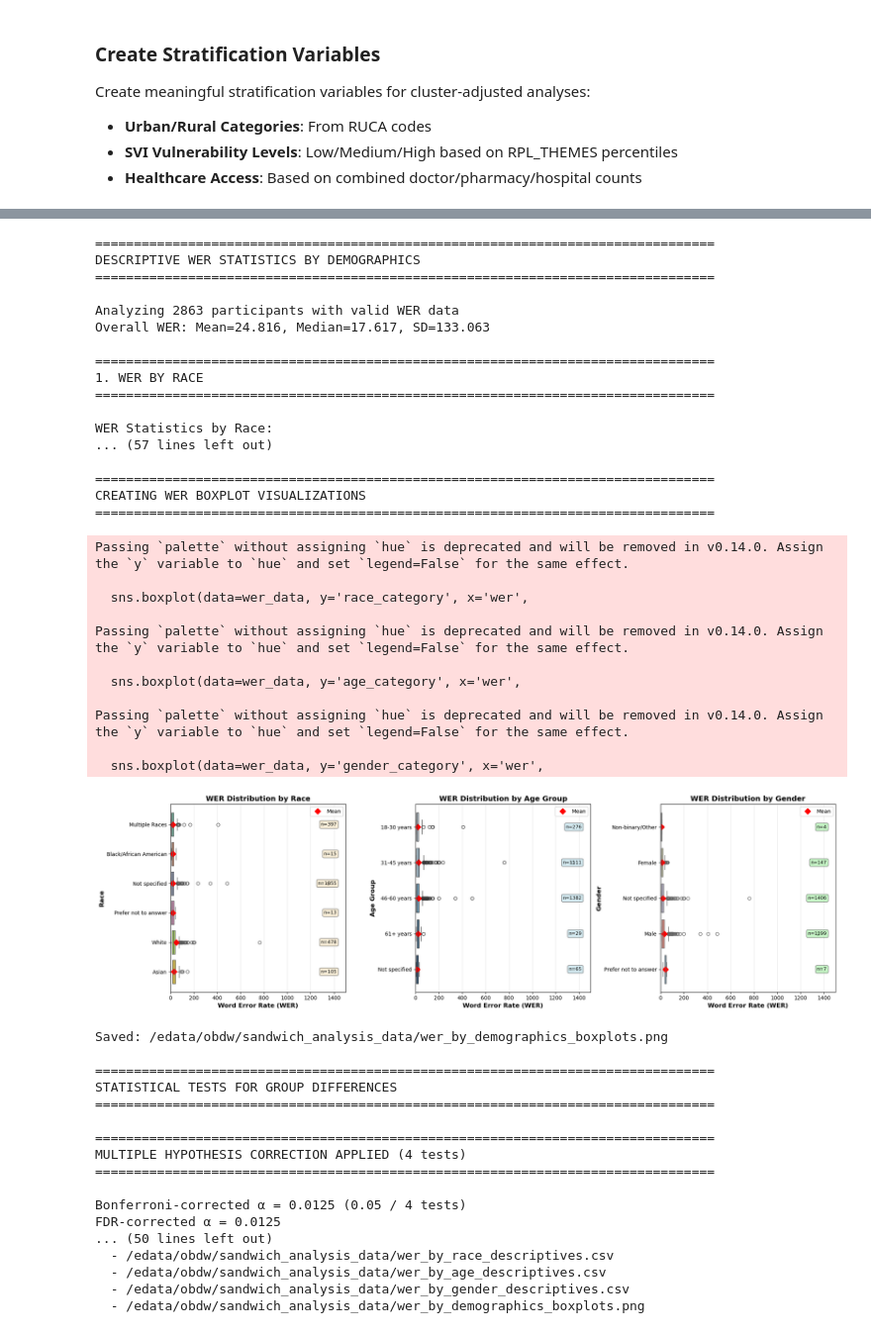
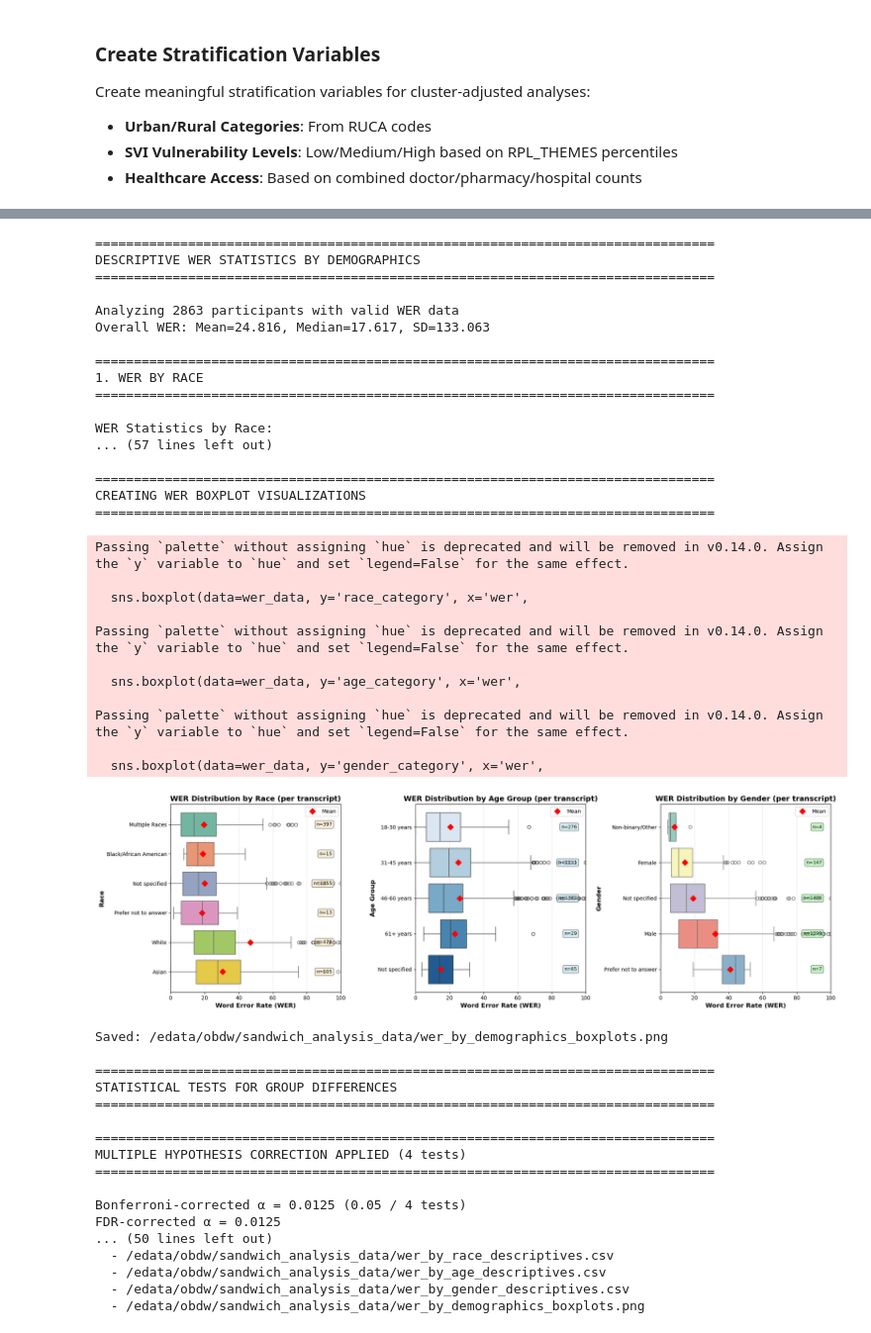
Before and after one commit to emd5-afk/BIME_U01, a Jupyter notebook: primary_data_collection_script.ipynb, the cells around one changed output, grey strips where cells are left out. Shown at 99% size. Cells and saved outputs as stored; diff of their text form; code cells hidden in the pictures.

```diff
--- a/primary_data_collection_script.ipynb
+++ b/primary_data_collection_script.ipynb
@@ -1399,6 +1399,9 @@ Create meaningful stratification variables for cluster-adjusted analyses:
 - **Healthcare Access**: Based on combined doctor/pharmacy/hospital counts
 # %%
 # Create stratification variables for cluster-adjusted analyses
+import re
+
+
 if 'X_location_final' in locals():
     print("="*80)
     print("CREATING STRATIFICATION VARIABLES")
@@ -1425,17 +1428,29 @@ if 'X_location_final' in locals():
     print("-" * 80)
 
     if 'PrimaryRUCA' in merged_df.columns:
+
+
         def classify_urban_rural(ruca_code):
-            """Classify RUCA code into urban/suburban/rural categories"""
+            """Classify RUCA code into urban/suburban/rural categories."""
             if pd.isna(ruca_code):
                 return 'Unknown'
-            elif ruca_code <= 1:
+            s = str(ruca_code).strip()
+            # grab first numeric portion (integer or float, optionally negative)
+            m = re.search(r'(-?\d+(?:\.\d+)?)', s)
+            if not m:
+                return 'Unknown'
+            try:
+                val = float(m.group(1))
+            except ValueError:
+                return 'Unknown'
+
+            if val <= 1:
                 return 'UrbanCore'
-            elif ruca_code <= 3:
+            elif val <= 3:
                 return 'Suburban'
-            elif ruca_code <= 6:
+            elif val <= 6:
                 return 'LargeRural'
-            elif ruca_code <= 10:
+            elif val <= 10:
                 return 'SmallTownRural'
             else:
                 return 'Rural'
@@ -1589,6 +1604,13 @@ if 'X_location_final' in locals():
 
         print(f"Low Healthcare + High SVI: {X_stratified['low_healthcare_high_svi'].sum():.0f} participants")
 
+
+    # Remove columns
+    X_stratified = X_stratified.drop(columns=['svi_category', 'park_count', 'high_svi',
+                                              'bus_station_count', 'supermarket_count', 'doctor_count', 'pharmacy_count', 'park_count',
+                                              'cluster',
+                                              'RPL_THEME1', 'RPL_THEME2', 'RPL_THEME3', 'RPL_THEME4', 'RPL_THEMES'], errors='ignore')
+
     # SAVE STRATIFIED DATASET
     print("\n" + "="*80)
     print("SAVING STRATIFIED DATASET")
@@ -1971,8 +1993,8 @@ if 'X_stratified' in locals():
 
             ax.set_xlabel('Word Error Rate (WER)', fontsize=12, fontweight='bold')
             ax.set_ylabel('Race', fontsize=12, fontweight='bold')
-            ax.set_title('WER Distribution by Race', fontsize=14, fontweight='bold')
-            ax.set_xlim(0, 1500)
+            ax.set_title('WER Distribution by Race (per transcript)', fontsize=14, fontweight='bold')
+            ax.set_xlim(0, 100)
             ax.legend()
             ax.grid(True, alpha=0.3, axis='x')
 
@@ -2001,8 +2023,8 @@ if 'X_stratified' in locals():
 
             ax.set_xlabel('Word Error Rate (WER)', fontsize=12, fontweight='bold')
             ax.set_ylabel('Age Group', fontsize=12, fontweight='bold')
-            ax.set_title('WER Distribution by Age Group', fontsize=14, fontweight='bold')
-            ax.set_xlim(0, 1500)
+            ax.set_title('WER Distribution by Age Group (per transcript)', fontsize=14, fontweight='bold')
+            ax.set_xlim(0, 100)
             ax.legend()
             ax.grid(True, alpha=0.3, axis='x')
 
@@ -2031,8 +2053,8 @@ if 'X_stratified' in locals():
 
             ax.set_xlabel('Word Error Rate (WER)', fontsize=12, fontweight='bold')
             ax.set_ylabel('Gender', fontsize=12, fontweight='bold')
-            ax.set_title('WER Distribution by Gender', fontsize=14, fontweight='bold')
-            ax.set_xlim(0, 1500)
+            ax.set_title('WER Distribution by Gender (per transcript)', fontsize=14, fontweight='bold')
+            ax.set_xlim(0, 100)
             ax.legend()
             ax.grid(True, alpha=0.3, axis='x')
 
@@ -2172,34 +2194,34 @@ else:
     print("ERROR: X_stratified not found. Please run the stratification cell first.")
 # %% [output]
 ================================================================================
 DESCRIPTIVE WER STATISTICS BY DEMOGRAPHICS
 ================================================================================
 
 Analyzing 2863 participants with valid WER data
 Overall WER: Mean=24.816, Median=17.617, SD=133.063
 
 ================================================================================
 1. WER BY RACE
 ================================================================================
 
 WER Statistics by Race:
 ... (57 lines left out)
 
 ================================================================================
 CREATING WER BOXPLOT VISUALIZATIONS
 ================================================================================
 Passing `palette` without assigning `hue` is deprecated and will be removed in v0.14.0. Assign the `y` variable to `hue` and set `legend=False` for the same effect.
 
   sns.boxplot(data=wer_data, y='race_category', x='wer',
 
 Passing `palette` without assigning `hue` is deprecated and will be removed in v0.14.0. Assign the `y` variable to `hue` and set `legend=False` for the same effect.
 
   sns.boxplot(data=wer_data, y='age_category', x='wer',
 
 Passing `palette` without assigning `hue` is deprecated and will be removed in v0.14.0. Assign the `y` variable to `hue` and set `legend=False` for the same effect.
 
   sns.boxplot(data=wer_data, y='gender_category', x='wer',
-[figure, old version]
+[figure, new version]
 Saved: /edata/obdw/sandwich_analysis_data/wer_by_demographics_boxplots.png
 
 ================================================================================
```
Also changed, not shown: parts of 3 cells of this notebook, 36 other files.
